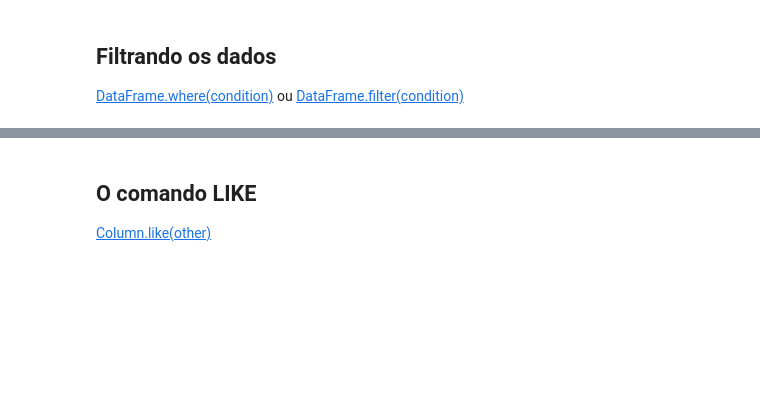
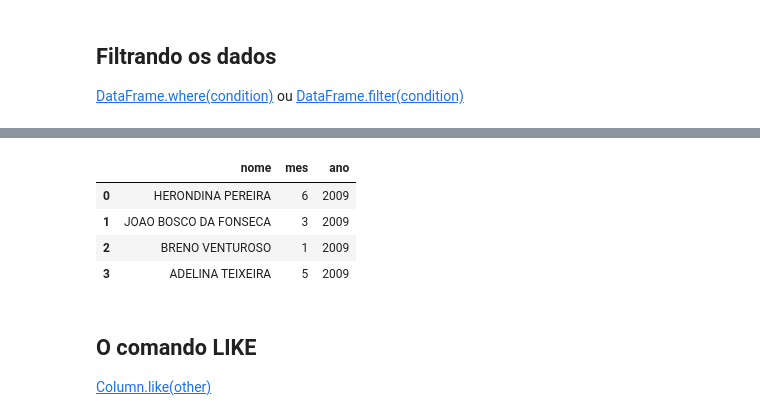
Before and after one commit to weslleyalmeid/MLEngineer-Studies, a Jupyter notebook: spark-alura/01-projeto_spark.ipynb, the cells around one changed output, grey strips where cells are left out. Cells and saved outputs as stored; diff of their text form; code cells hidden in the pictures; blank space fills up the shorter version.

```diff
--- a/spark-alura/01-projeto_spark.ipynb
+++ b/spark-alura/01-projeto_spark.ipynb
@@ -1013,3 +1094,13 @@ df\
+# %%
+df\
+    .where((df['mes'] <= 6) & (df['ano'] == 2009))\
+    .toPandas()
+# %% [output]
+|  | nome | mes | ano |
+| 0 | HERONDINA PEREIRA | 6 | 2009 |
+| 1 | JOAO BOSCO DA FONSECA | 3 | 2009 |
+| 2 | BRENO VENTUROSO | 1 | 2009 |
+| 3 | ADELINA TEIXEIRA | 5 | 2009 |
 # %% [markdown]
 ## O comando LIKE
 
```
Also changed, not shown: parts of 15 cells of this notebook, 1 other file.
